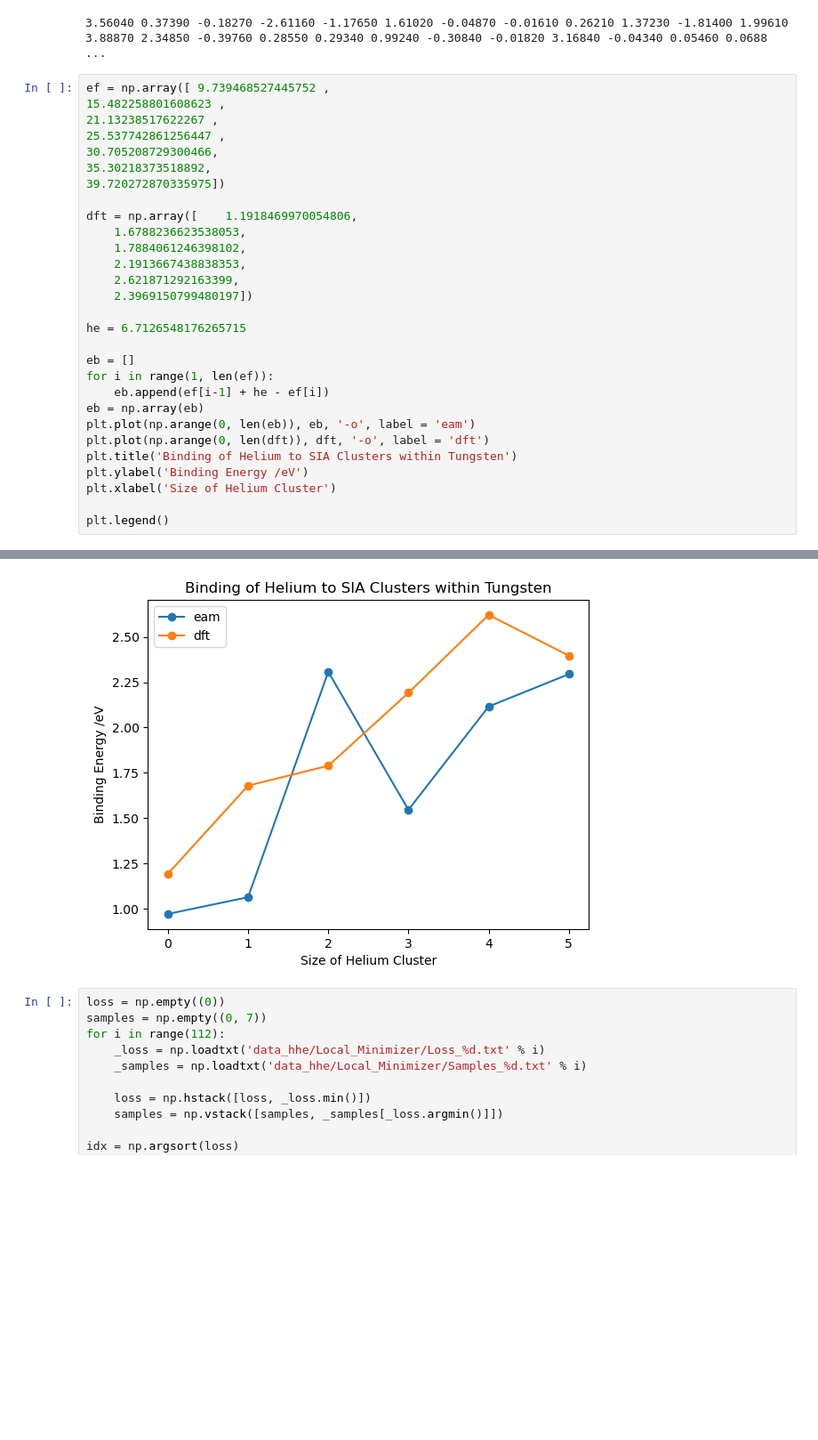
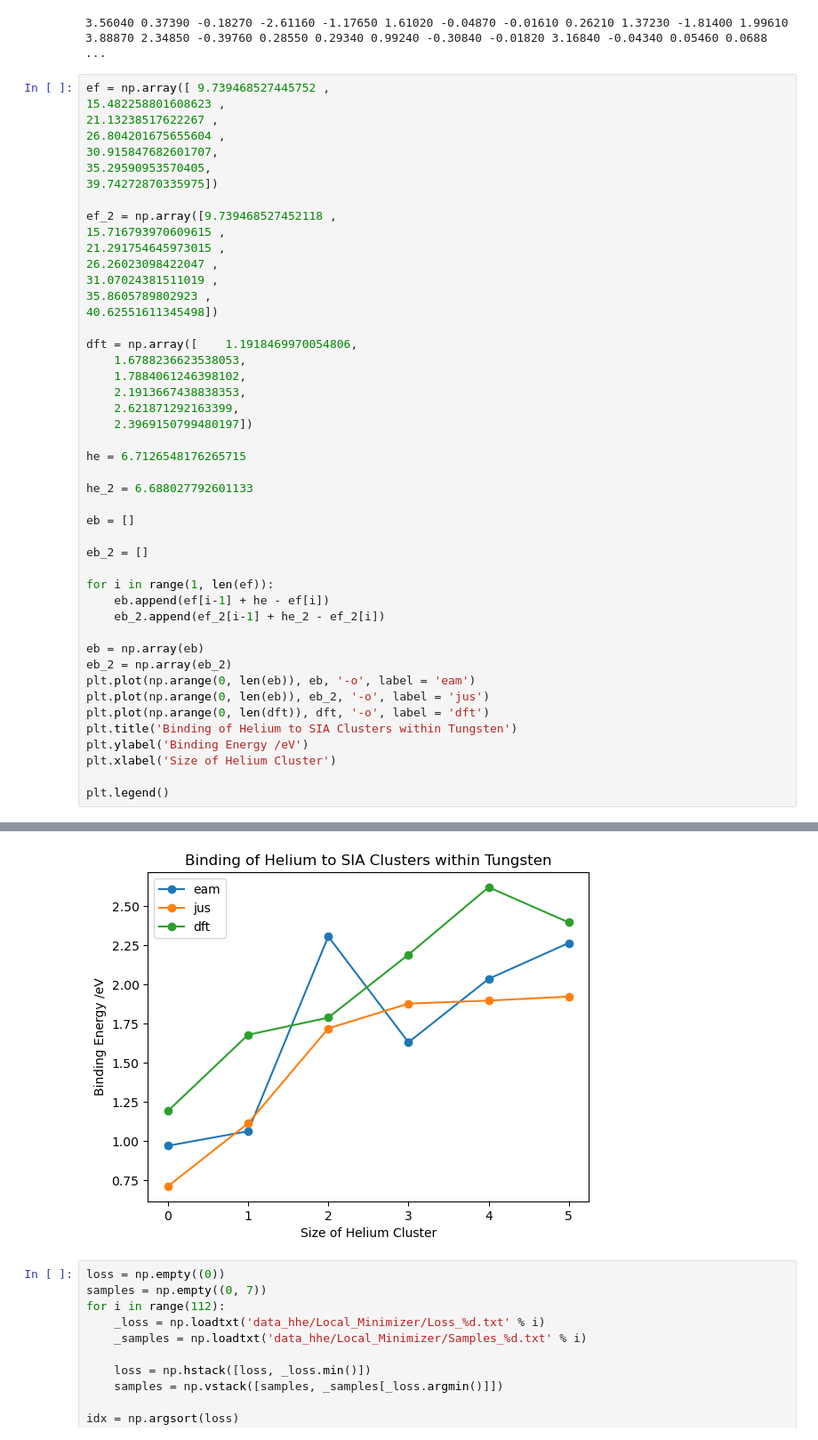
Before and after one commit to Samanyu-T/Lammps_MD, a Jupyter notebook: Jupyter_Notebooks/Workbook.ipynb, the cells around one changed output, grey strips where cells are left out. Shown at 89% size. Cells and saved outputs as stored; diff of their text form; blank space fills up the shorter version.

```diff
--- a/Jupyter_Notebooks/Workbook.ipynb
+++ b/Jupyter_Notebooks/Workbook.ipynb
@@ -691,35 +691,52 @@ print(str)
 # %%
 ef = np.array([ 9.739468527445752 ,
 15.482258801608623 ,
 21.13238517622267 ,
-25.537742861256447 ,
-30.705208729300466,
-35.30218373518892,
-39.720272870335975])
+26.804201675655604 ,
+30.915847682601707,
+35.29590953570405,
+39.74272870335975])
+
+ef_2 = np.array([9.739468527452118 ,
+15.716793970609615 ,
+21.291754645973015 ,
+26.26023098422047 ,
+31.07024381511019 ,
+35.8605789802923 ,
+40.62551611345498])
 
 dft = np.array([	1.1918469970054806,
 	1.6788236623538053,
 	1.7884061246398102,
 	2.1913667438838353,
 	2.621871292163399,
 	2.3969150799480197])
 
 he = 6.7126548176265715
 
+he_2 = 6.688027792601133
+
 eb = []
+
+eb_2 = []
+
 for i in range(1, len(ef)):
     eb.append(ef[i-1] + he - ef[i])
+    eb_2.append(ef_2[i-1] + he_2 - ef_2[i])
+
 eb = np.array(eb)
+eb_2 = np.array(eb_2)
 plt.plot(np.arange(0, len(eb)), eb, '-o', label = 'eam')
+plt.plot(np.arange(0, len(eb)), eb_2, '-o', label = 'jus')
 plt.plot(np.arange(0, len(dft)), dft, '-o', label = 'dft')
 plt.title('Binding of Helium to SIA Clusters within Tungsten')
 plt.ylabel('Binding Energy /eV')
 plt.xlabel('Size of Helium Cluster')
 
 plt.legend()
 # %% [output]
 <matplotlib.legend.Legend at 0x...>
-[figure, old version]
+[figure, new version]
 # %%
 loss = np.empty((0))
 samples = np.empty((0, 7))
```
Also changed, not shown: parts of 2 cells of this notebook, 13 other files.
